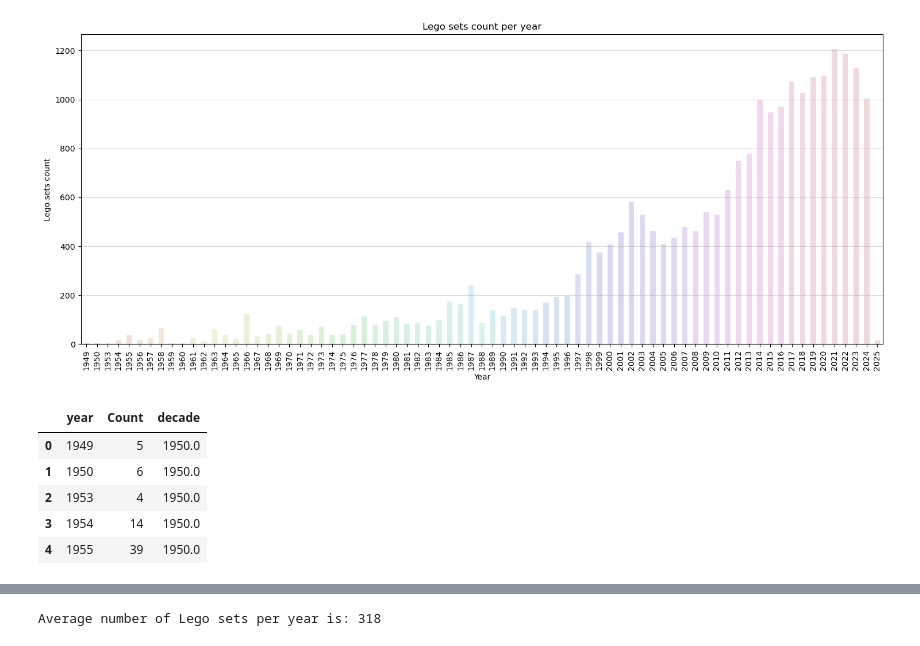
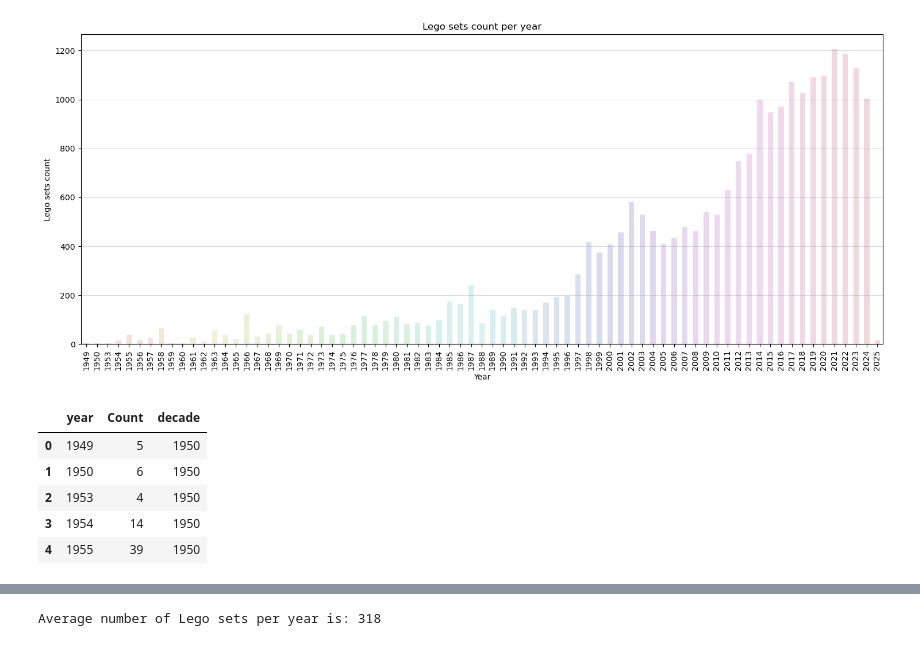
Before and after one commit to katarzynaadamczyk/data_analysis, a Jupyter notebook: lego_bricks/lego_analysis_improved.ipynb, the cells around one changed output, grey strips where cells are left out. Cells and saved outputs as stored; diff of their text form; code cells hidden in the pictures.

```diff
--- a/lego_bricks/lego_analysis_improved.ipynb
+++ b/lego_bricks/lego_analysis_improved.ipynb
@@ -158,19 +166,18 @@ ax.set_xlabel('Year')
 plt.show()
 # %% [output]
 [figure]
-# %%
-sets_table_year.loc[sets_table_year['year'] < 1960, 'decade'] = 1950
-for decade in range(1960, 2020, 10):
-    sets_table_year.loc[np.logical_and(sets_table_year['year'] >= decade, sets_table_year['year'] < decade + 10), 'decade'] = decade
-sets_table_year.loc[sets_table_year['year'] >= 2020, 'decade'] = 2020
-sets_table_year.head()
-# %% [output]
-|  | year | Count | decade |
-| 0 | 1949 | 5 | 1950.0 |
-| 1 | 1950 | 6 | 1950.0 |
-| 2 | 1953 | 4 | 1950.0 |
-| 3 | 1954 | 14 | 1950.0 |
-| 4 | 1955 | 39 | 1950.0 |
+# %%
+decades_ranges = [0, 1960, 1970, 1980, 1990, 2000, 2010, 2020, np.inf]
+decades_names = [x for x in range(1950, 2030, 10)]
+sets_table_year['decade'] = pd.cut(sets_table_year['year'], bins=decades_ranges, labels=decades_names)
+sets_table_year.head()
+# %% [output]
+|  | year | Count | decade |
+| 0 | 1949 | 5 | 1950 |
+| 1 | 1950 | 6 | 1950 |
+| 2 | 1953 | 4 | 1950 |
+| 3 | 1954 | 14 | 1950 |
+| 4 | 1955 | 39 | 1950 |
 # %%
 sets_table_year['decade'].unique()
 # %% [output]
```
Also changed, not shown: parts of 12 cells of this notebook.
